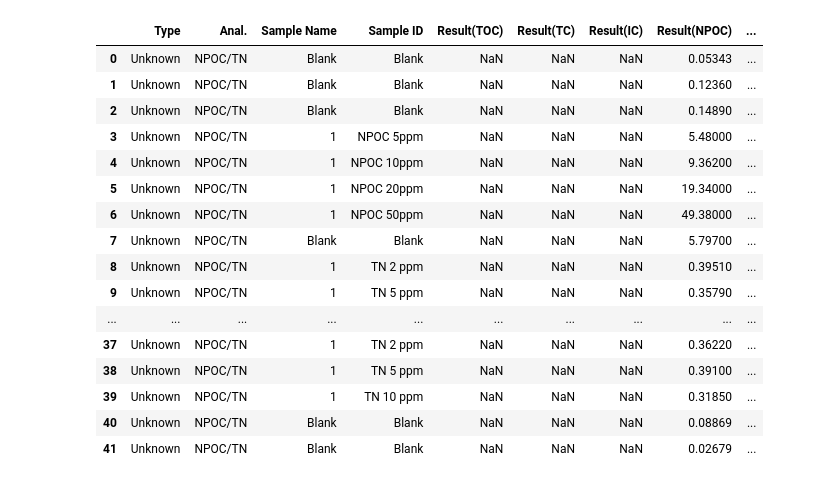
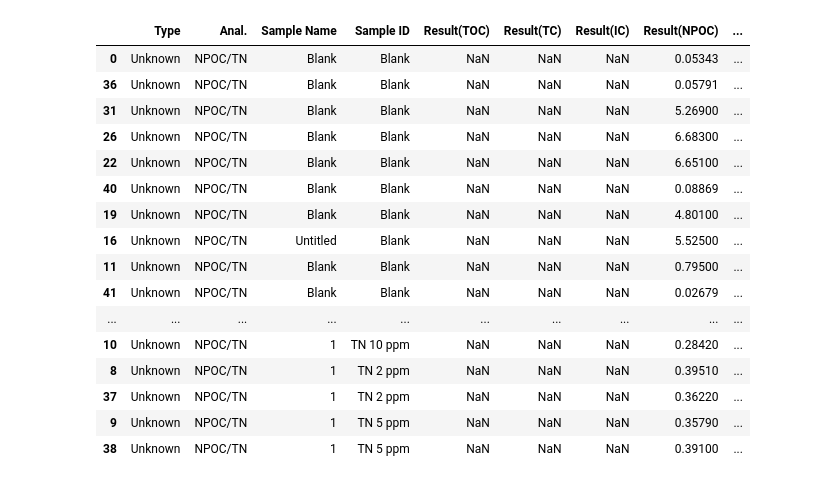
Before and after one commit to polimatt/MChem, a Jupyter notebook: pw_chemistry/toc.ipynb, the cells around one changed output. Cells and saved outputs as stored; diff of their text form; code cells hidden in the pictures.

```diff
--- a/pw_chemistry/toc.ipynb
+++ b/pw_chemistry/toc.ipynb
@@ -1,22 +1,23 @@
 # %%
 import pandas as pd
 # %%
-pd.read_csv('../../Data/TOC/NG_MP_Aut_2024_10_18.txt',sep='\t',skiprows=10)
+df = pd.read_csv('../../Data/TOC/NG_MP_Aut_2024_10_18.txt',sep='\t',skiprows=10)#[['Sample ID','Result(NPOC)','Result(TN)']]
+df.sort_values('Sample ID')
 # %% [output]
 |  | Type | Anal. | Sample Name | Sample ID | Result(TOC) | Result(TC) | Result(IC) | Result(NPOC) | ... |
 | 0 | Unknown | NPOC/TN | Blank | Blank | NaN | NaN | NaN | 0.05343 | ... |
-| 1 | Unknown | NPOC/TN | Blank | Blank | NaN | NaN | NaN | 0.12360 | ... |
-| 2 | Unknown | NPOC/TN | Blank | Blank | NaN | NaN | NaN | 0.14890 | ... |
-| 3 | Unknown | NPOC/TN | 1 | NPOC 5ppm | NaN | NaN | NaN | 5.48000 | ... |
-| 4 | Unknown | NPOC/TN | 1 | NPOC 10ppm | NaN | NaN | NaN | 9.36200 | ... |
-| 5 | Unknown | NPOC/TN | 1 | NPOC 20ppm | NaN | NaN | NaN | 19.34000 | ... |
-| 6 | Unknown | NPOC/TN | 1 | NPOC 50ppm | NaN | NaN | NaN | 49.38000 | ... |
-| 7 | Unknown | NPOC/TN | Blank | Blank | NaN | NaN | NaN | 5.79700 | ... |
+| 36 | Unknown | NPOC/TN | Blank | Blank | NaN | NaN | NaN | 0.05791 | ... |
+| 31 | Unknown | NPOC/TN | Blank | Blank | NaN | NaN | NaN | 5.26900 | ... |
+| 26 | Unknown | NPOC/TN | Blank | Blank | NaN | NaN | NaN | 6.68300 | ... |
+| 22 | Unknown | NPOC/TN | Blank | Blank | NaN | NaN | NaN | 6.65100 | ... |
+| 40 | Unknown | NPOC/TN | Blank | Blank | NaN | NaN | NaN | 0.08869 | ... |
+| 19 | Unknown | NPOC/TN | Blank | Blank | NaN | NaN | NaN | 4.80100 | ... |
+| 16 | Unknown | NPOC/TN | Untitled | Blank | NaN | NaN | NaN | 5.52500 | ... |
+| 11 | Unknown | NPOC/TN | Blank | Blank | NaN | NaN | NaN | 0.79500 | ... |
+| 41 | Unknown | NPOC/TN | Blank | Blank | NaN | NaN | NaN | 0.02679 | ... |
+| ... | ... | ... | ... | ... | ... | ... | ... | ... | ... |
+| 10 | Unknown | NPOC/TN | 1 | TN 10 ppm | NaN | NaN | NaN | 0.28420 | ... |
 | 8 | Unknown | NPOC/TN | 1 | TN 2 ppm | NaN | NaN | NaN | 0.39510 | ... |
+| 37 | Unknown | NPOC/TN | 1 | TN 2 ppm | NaN | NaN | NaN | 0.36220 | ... |
 | 9 | Unknown | NPOC/TN | 1 | TN 5 ppm | NaN | NaN | NaN | 0.35790 | ... |
-| ... | ... | ... | ... | ... | ... | ... | ... | ... | ... |
-| 37 | Unknown | NPOC/TN | 1 | TN 2 ppm | NaN | NaN | NaN | 0.36220 | ... |
 | 38 | Unknown | NPOC/TN | 1 | TN 5 ppm | NaN | NaN | NaN | 0.39100 | ... |
-| 39 | Unknown | NPOC/TN | 1 | TN 10 ppm | NaN | NaN | NaN | 0.31850 | ... |
-| 40 | Unknown | NPOC/TN | Blank | Blank | NaN | NaN | NaN | 0.08869 | ... |
-| 41 | Unknown | NPOC/TN | Blank | Blank | NaN | NaN | NaN | 0.02679 | ... |
```
Also changed, not shown: 7 other files.
